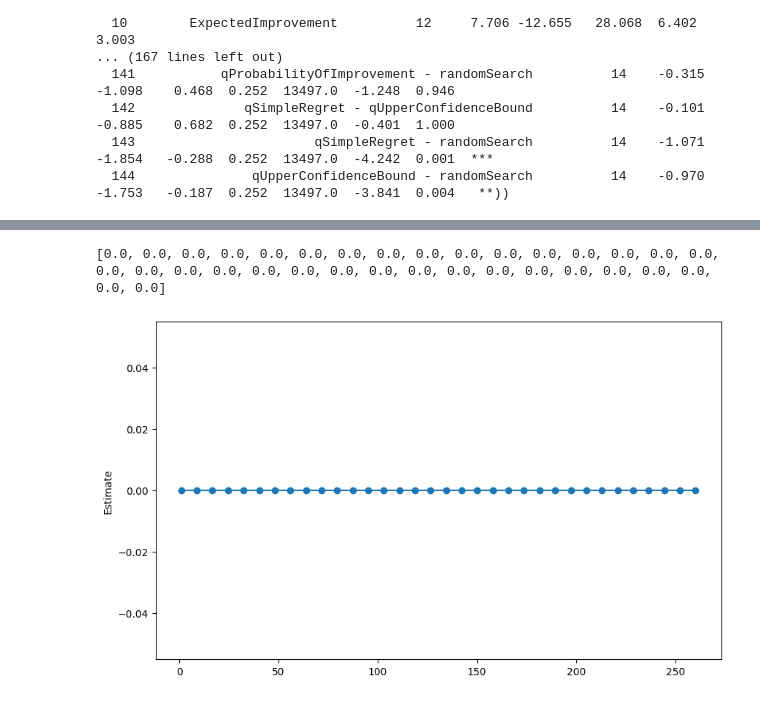
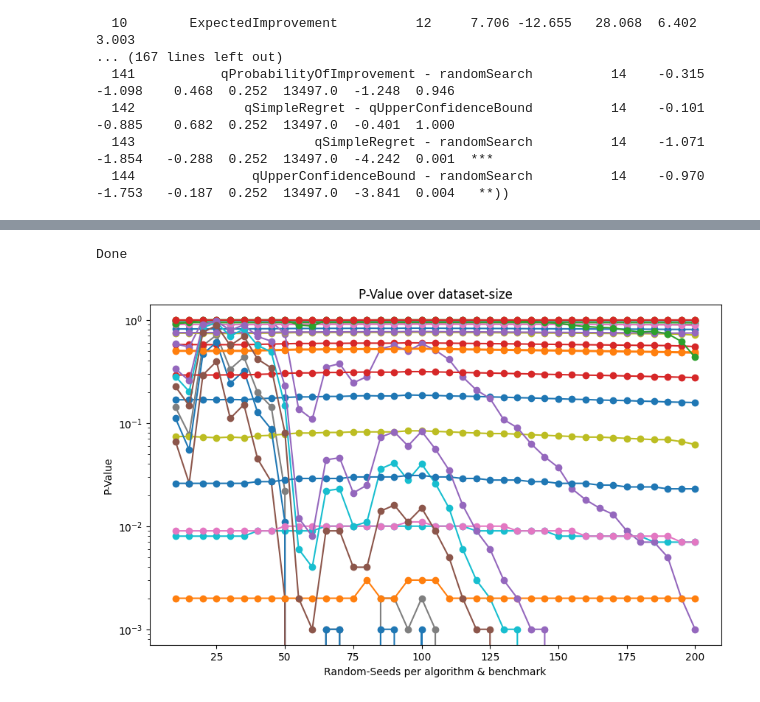
Before and after one commit to automl-private/significance_analysis, a Jupyter notebook: significance_analysis_example/testfield.ipynb, the cells around one changed output, grey strips where cells are left out. Saved outputs shown, nothing was run; the diff lists cells and outputs as text; code cells hidden in the pictures.

```diff
--- a/significance_analysis_example/testfield.ipynb
+++ b/significance_analysis_example/testfield.ipynb
@@ -117,9 +117,12 @@ print((proportion_data(data3,10,7,2)))
 data3=data.loc[data["benchmark"]!="NN_HPO_Bench"]
 result_list=[]
 x_data=[]
-min_runs=1
-max_runs=260
-stepsize=8
+min_runs=10
+max_runs=200
+stepsize=5
+n_algorithms=len(data3["acquisition"].unique())
+for i in range(sum(range(1, n_algorithms))):
+    x_data.append([])
 for number,dataset in enumerate(proportion_data(data3,max_runs,min_runs,stepsize)):
     result=conduct_analysis(
         dataset,
@@ -130,7 +133,12 @@ for number,dataset in enumerate(proportion_data(data3,max_runs,min_runs,stepsize
         show_plots=False,
     )
     result_list.append(result)
-    x_data.append(result[1][1]["P-val"][0])
+    print(result[1][1])
+    for algo_combo in range(sum(range(1, n_algorithms))):
+        print(algo_combo)
+        print(result[1][1]["P-val"][algo_combo])
+        x_data[algo_combo].append(result[1][1]["P-val"][algo_combo])
+        print(len(x_data[algo_combo]))
     print(f"Runs: {number*stepsize+min_runs}")
-    print(x_data[-1])
+print(x_data)
 # %% [output]
@@ -147,20 +162,25 @@ KeyboardInterrupt:
 # %%
 import numpy as np
 import matplotlib.pyplot as plt
-y_data=np.linspace(min_runs,max_runs,len(x_data))
-print(x_data)
+y_data=np.linspace(min_runs,max_runs,len(x_data[1]))
+algo_combo_names=list(result[1][1]["Contrast"].unique())
+
 _, axis = plt.subplots(figsize=(10, 6))
-axis.errorbar(
-    y_data,
-    x_data,
-    fmt="o-",
-    capsize=3,
-    )
-#axis.set_xlabel(bin_id)
-axis.set_ylabel("Estimate")
-#axis.set_title(f"Estimates by {system_id} and {bin_id}")
+for number,algo_combo in enumerate(x_data):
+    axis.errorbar(
+        y_data,
+        algo_combo,
+        label=algo_combo_names[number],
+        fmt="o-",
+        capsize=3,
+        )
+print("Done")
+axis.set_xlabel("Random-Seeds per algorithm & benchmark")
+axis.set_yscale("log")
+axis.set_ylabel("P-Value")
+axis.set_title(f"P-Value over dataset-size")
 #axis.legend()
 plt.show()
 # %% [output]
-[0.0, 0.0, 0.0, 0.0, 0.0, 0.0, 0.0, 0.0, 0.0, 0.0, 0.0, 0.0, 0.0, 0.0, 0.0, 0.0, 0.0, 0.0, 0.0, 0.0, 0.0, 0.0, 0.0, 0.0, 0.0, 0.0, 0.0, 0.0, 0.0, 0.0, 0.0, 0.0, 0.0, 0.0]
+Done
-[figure, old version]
+[figure, new version]
```
Also changed, not shown: parts of 2 cells of this notebook, 1 other file.
